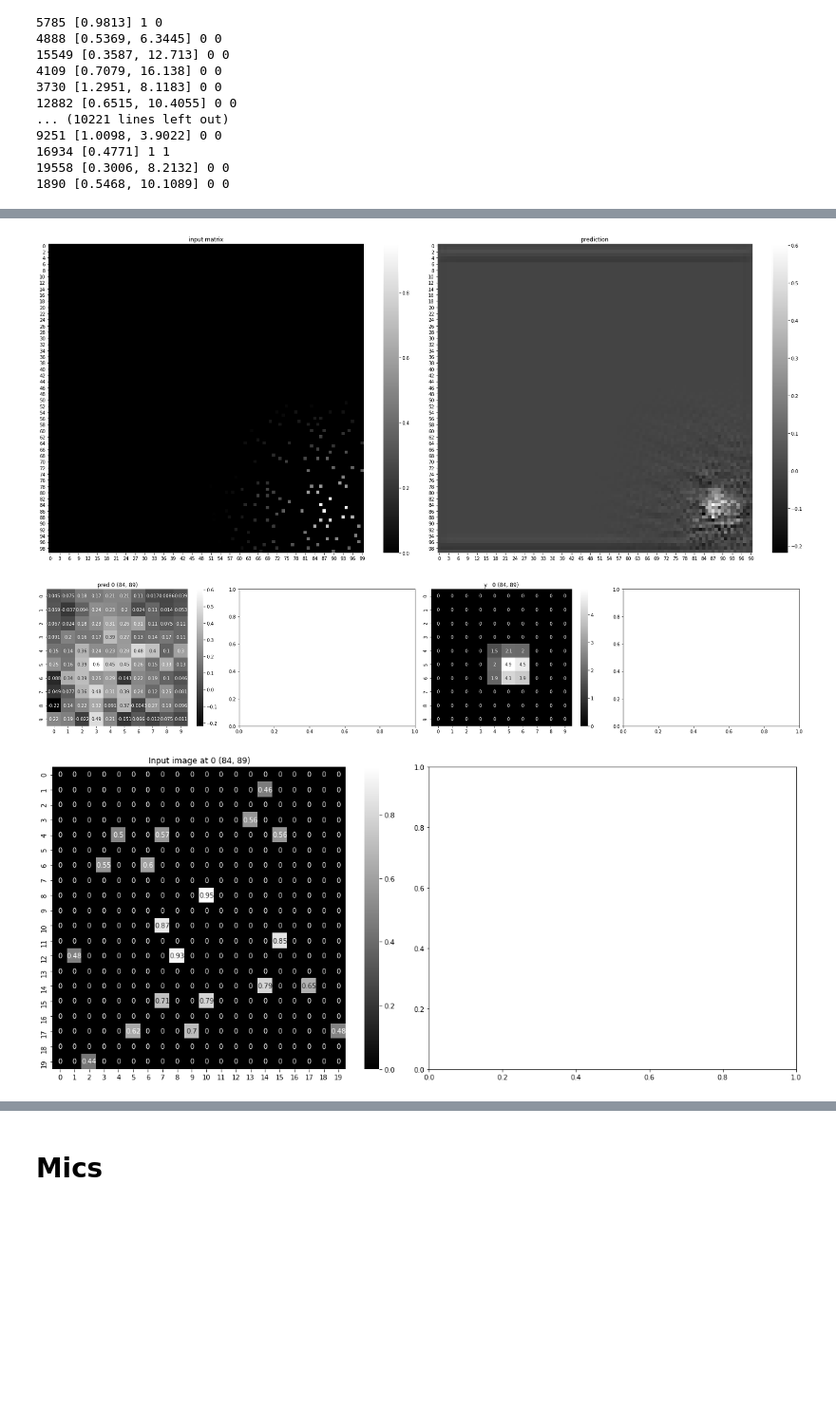
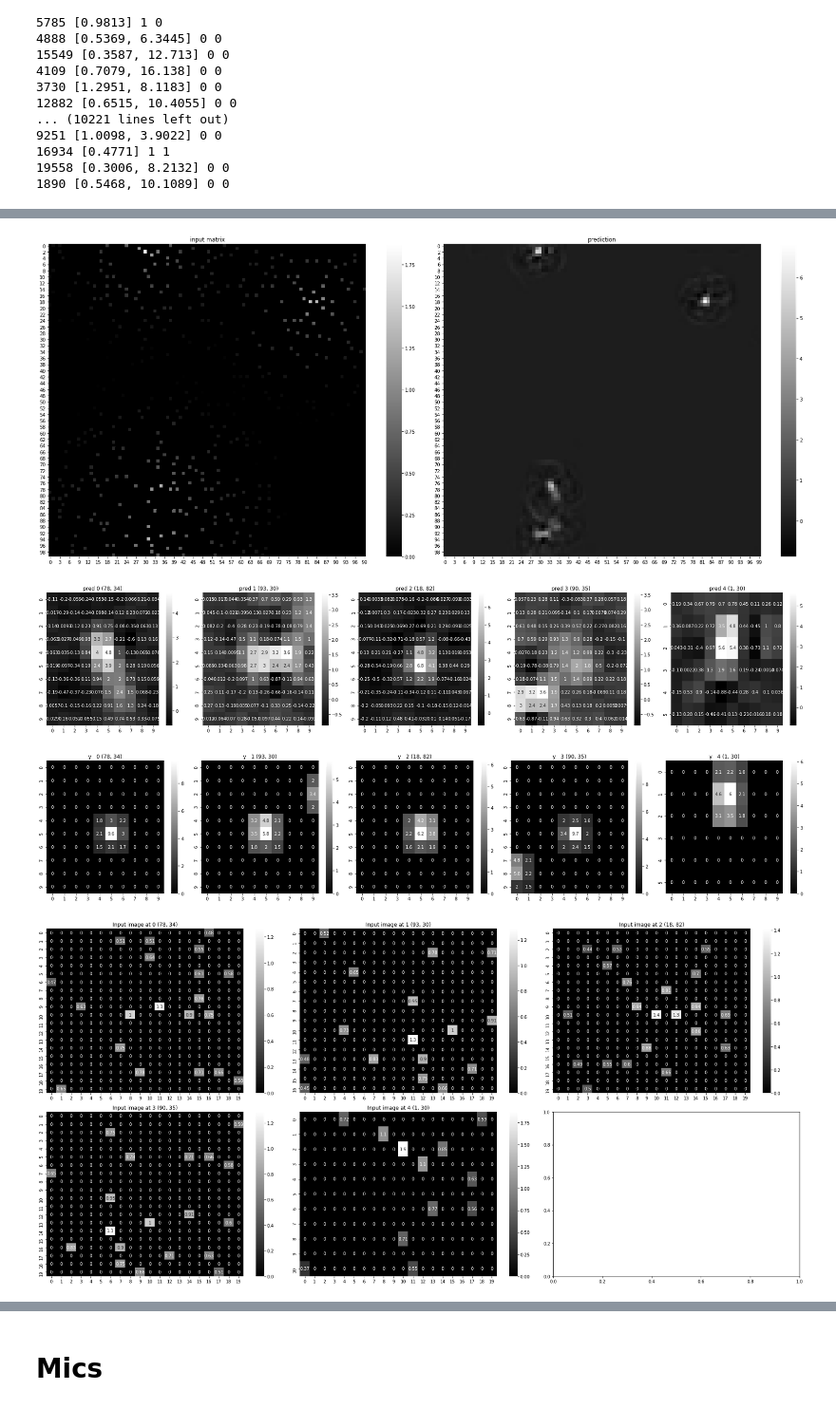
Before and after one commit to caitaozhan/deeplearning-localization, a Jupyter notebook: CNN-translation-multi-rand-dist-upbound.ipynb, the cells around one changed output, grey strips where cells are left out. Shown at 95% size. Saved outputs shown, nothing was run; the diff lists cells and outputs as text; code cells hidden in the pictures; blank space fills up the shorter version.

Commit message:
update plotting for random num TX; fix an error in miss/false rate calculation

```diff
--- a/CNN-translation-multi-rand-dist-upbound.ipynb
+++ b/CNN-translation-multi-rand-dist-upbound.ipynb
@@ -709,15 +709,15 @@ def myplot(X, pred, pred_n, y, indx, i):
     axs[1].set_title(f'# of predict TX {pred_n:.2f}')
     fig.tight_layout()
 
-def myplot2(pred, y, y_float):
+def myplot3(pred, y, y_float):
     '''
     Args:
         pred    -- array like -- 2d dimension pred matrix
         y       -- array like -- 2d dimension true matrix
-        y_float -- array like -- (2, 2), first 2 is the number of TX, second 2 means a pair of (x, y)
+        y_float -- array like -- (num_tx, 2), second dimension 2 means a pair of (x, y)
     '''
     print(y_float)
-    fig, axs = plt.subplots(1, 4, figsize=(24, 5))
+    fig, axs = plt.subplots(1, len(y_float), figsize=(25, 5))
     for i in range(len(y_float)):
         a, b = y_float[i]
         a, b = int(a), int(b)
@@ -728,6 +728,8 @@ def myplot2(pred, y, y_float):
         print(f'pred {i} ({a1}, {a2}), ({b1}, {b2})')
         sns.heatmap(pred[a1:a2,b1:b2], cmap='gray', annot=True, ax=axs[i])
         axs[i].set_title(f'pred {i} ({a}, {b})')
+    fig.tight_layout()
+    fig, axs = plt.subplots(1, len(y_float), figsize=(25, 5))
     for i in range(len(y_float)):
         a, b = y_float[i]
         a, b = int(a), int(b)
@@ -736,29 +738,18 @@ def myplot2(pred, y, y_float):
         b1 = b-5 if b >= 5 else 0
         b2 = b+5 if b <= Default.grid_length-5 else Default.grid_length
         print(f'y    {i} ({a1}, {a2}), ({b1}, {b2})')
-        sns.heatmap(y[a1:a2, b1:b2], cmap='gray', annot=True, ax=axs[i+2])
-        axs[i+2].set_title(f'y   {i} ({a}, {b})')
+        sns.heatmap(y[a1:a2, b1:b2], cmap='gray', annot=True, ax=axs[i])
+        axs[i].set_title(f'y   {i} ({a}, {b})')
     fig.tight_layout()
 # %%
 # Test for one sample
 
-# idx = 12646     # typical one
-# idx = 1511
-# idx = 12093
-# idx = 15594
-# idx = 19323
-# idx = 18909
-# idx = 5434
-idx = 9142
-idx = 10934
-idx = 9789
-idx = 3370
-idx = 8357
-idx = 16978
+idx = 15668
 
 def one_sample(idx):
     device = torch.device('cuda')
-    model.eval()
+    model1.eval()
+    model2.eval()
     sample = sensor_input_test_dataset[idx]
     X = torch.as_tensor(sample['matrix'])
     X = X.unsqueeze(0).to(device)            # increase dimension to a batch
@@ -769,7 +760,8 @@ def one_sample(idx):
     y_f = np.expand_dims(sample['target_float'], 0)
     indx = np.expand_dims(np.array(sample['index']), 0)
 
-    pred_matrix, pred_ntx = model(X)
+    pred_matrix = model1(X)
+    pred_ntx    = model2(X)
 
     loss_matrix = criterion1(pred_matrix, y)
     loss_num_tx = criterion2(pred_ntx, y_num-1)
@@ -793,9 +785,9 @@ def one_sample(idx):
     np.savetxt('test.txt', pred_matrix)
     y = y.data.cpu().numpy()[0][0]
     y_f = y_f[0]
-    myplot2(pred_matrix, y, y_f)
+    myplot3(pred_matrix, y, y_f)
 
-    fig, axes = plt.subplots(1, 2, figsize=(16, 7))
+    fig, axes = plt.subplots(2, int(len(y_f)/2 + 0.5), figsize=(25, 12))
     for i in range(len(y_f)):
         a, b = y_f[i]
         a, b = int(a), int(b)
@@ -803,14 +795,10 @@ def one_sample(idx):
         a2 = a+10 if a <= Default.grid_length-10 else Default.grid_length
         b1 = b-10 if b >= 10 else 0
         b2 = b+10 if b <= Default.grid_length-10 else Default.grid_length
-        sns.heatmap(X[a1:a2,b1:b2], cmap='gray', annot=True, ax=axes[i])
-        axes[i].set_title(f'Input image at {i} ({a}, {b})')
+        sns.heatmap(X[a1:a2,b1:b2], cmap='gray', annot=True, ax=axes.flat[i])
+        axes.flat[i].set_title(f'Input image at {i} ({a}, {b})')
     fig.tight_layout()
 
 
-#     fig, ax = plt.subplots(figsize=(5.5, 5))
-#     sns.heatmap(pred_matrix[:5, :5], cmap='gray', ax=ax, annot=True)
-#     print('mean of top left 25', np.sum(np.abs(pred_matrix[:5, :5])))
-
 one_sample(idx)
 # %% [output]
@@ -824,6 +824,7 @@ y    0 (79, 89), (84, 94)
-[figure, old version]
+[figure, new version]
-[figure, old version]
+[figure, new version]
-[figure, old version]
+[figure, new version]
+[figure, added]
 # %%
 # Test for one random batch
 plt.rcParams.update({'figure.max_open_warning': 0})
```
Also changed, not shown: parts of 3 cells of this notebook.
